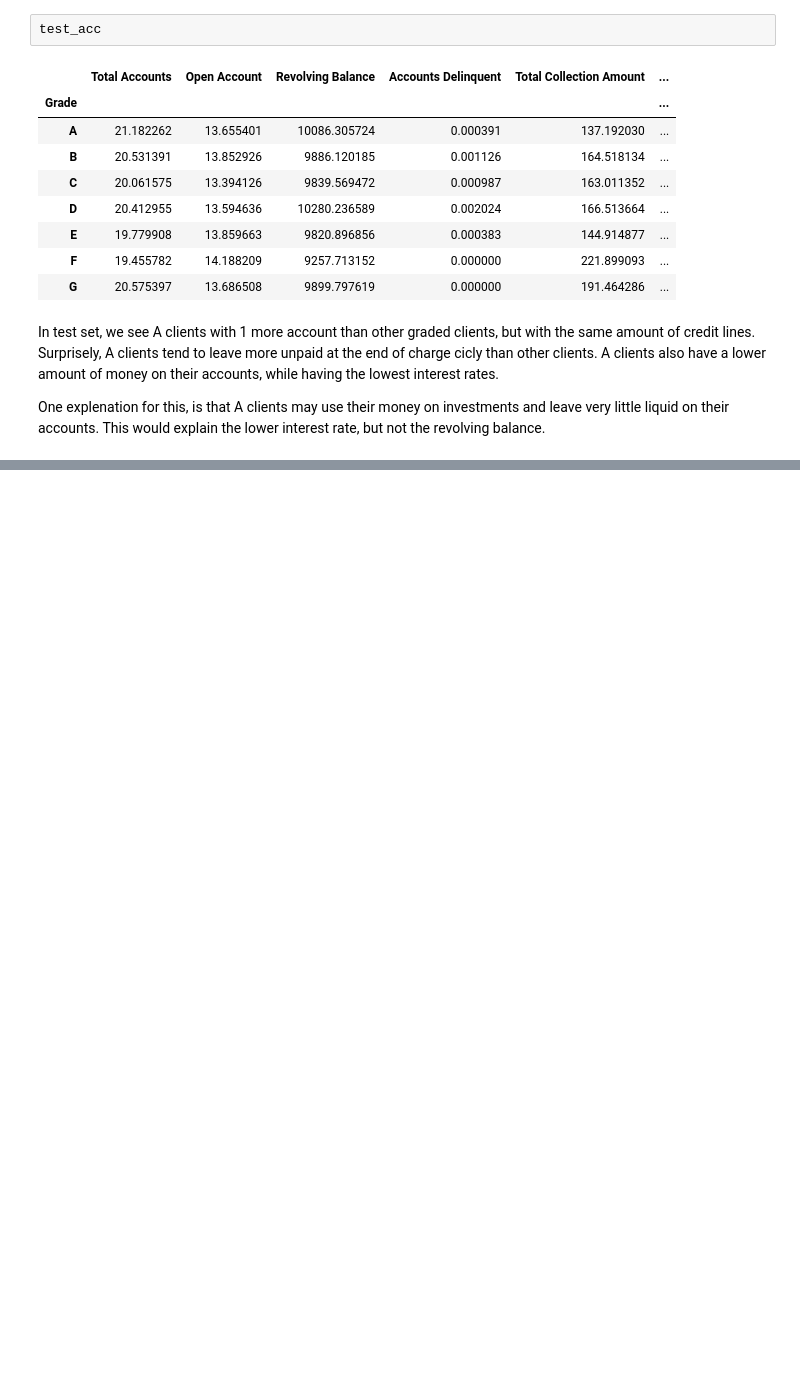
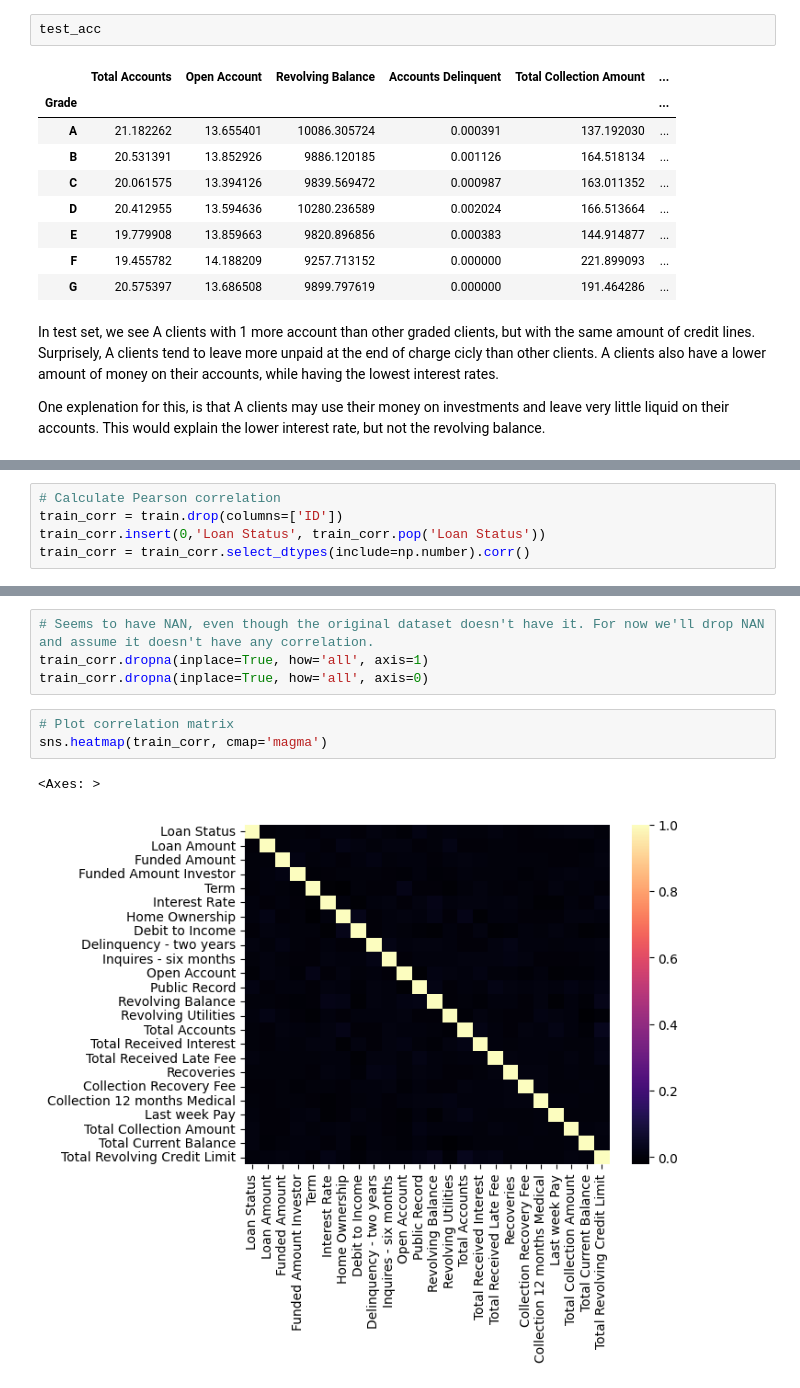
Before and after one commit to Ana-Akaishi/data-science-projects, a Jupyter notebook: Bank_Loan_Default/00 - EDA.ipynb, the cells around one changed output, grey strips where cells are left out. Saved outputs shown, nothing was run; the diff lists cells and outputs as text; blank space fills up the shorter version.

```diff
--- a/Bank_Loan_Default/00 - EDA.ipynb
+++ b/Bank_Loan_Default/00 - EDA.ipynb
@@ -539,0 +542,5 @@ One explenation for this, is that A clients may use their money on investments a
+# %%
+# Calculate Pearson correlation
+train_corr = train.drop(columns=['ID'])
+train_corr.insert(0,'Loan Status', train_corr.pop('Loan Status'))
+train_corr = train_corr.select_dtypes(include=np.number).corr()
@@ -539,0 +569,10 @@ One explenation for this, is that A clients may use their money on investments a
+# %%
+# Seems to have NAN, even though the original dataset doesn't have it. For now we'll drop NAN and assume it doesn't have any correlation.
+train_corr.dropna(inplace=True, how='all', axis=1)
+train_corr.dropna(inplace=True, how='all', axis=0)
+# %%
+# Plot correlation matrix
+sns.heatmap(train_corr, cmap='magma')
+# %% [output]
+<Axes: >
+[figure, added]
```
Also changed, not shown: parts of 6 cells of this notebook, 3 other files.
